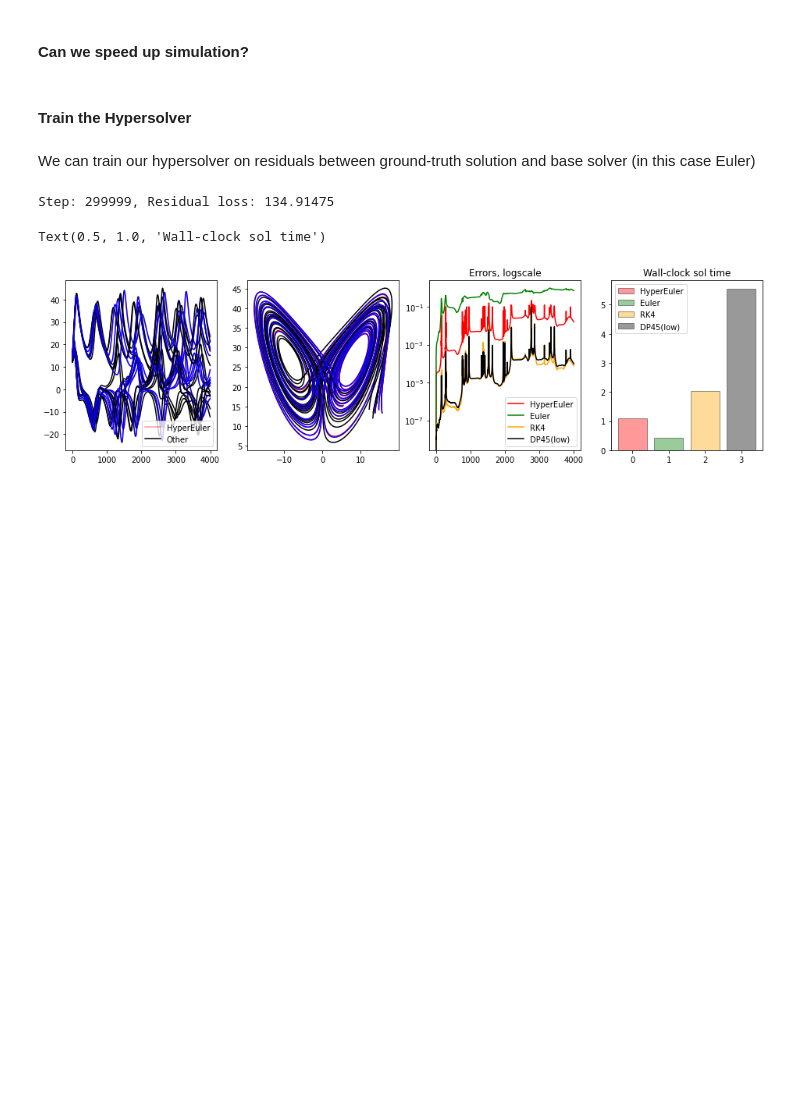
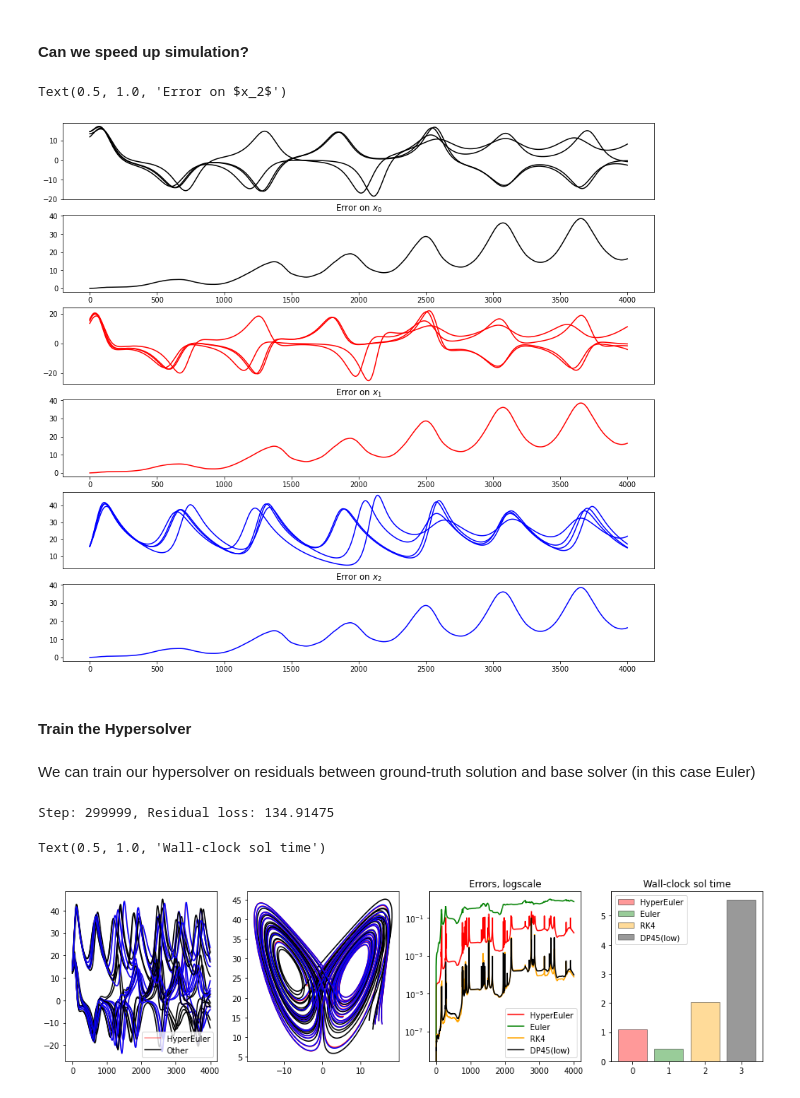
Before and after one commit to DiffEqML/torchdyn, a Jupyter notebook: tutorials/module2-numerics/m2a_hypersolver_odeint.ipynb, the cells around one changed output. Drawn from its saved outputs; the diff is of its cells as text; code cells hidden in the pictures; blank space fills up the shorter version.

Commit message:
fixed hypersolver tut

```diff
--- a/tutorials/module2-numerics/m2a_hypersolver_odeint.ipynb
+++ b/tutorials/module2-numerics/m2a_hypersolver_odeint.ipynb
@@ -55,21 +55,24 @@ class VanillaHyperNet(nn.Module):
 # %%
 net = nn.Sequential(nn.Linear(3, 64), nn.Softplus(), nn.Linear(64, 64), nn.Softplus(), nn.Linear(64, 3))
 hypersolver = HyperEuler(VanillaHyperNet(net))
-t_eval, sol = odeint(sys, x0, t_span, solver=hypersolver, atol=1e-5, rtol=1e-5)
+t_eval, sol = odeint(sys, x0, t_span, solver=hypersolver)
 sol = sol.detach()
 # %%
 fig = plt.figure(figsize=(15, 14))
 axs = fig.subplots(6,1)
 axs[0].plot(sol[:,:4,0], c='black'); axs[2].plot(sol[:,:4,1], c='r'); axs[4].plot(sol[:,:4,2], c='b');
 axs[0].set_xticks([]); axs[2].set_xticks([]); axs[4].set_xticks([])
 # The error accumulates as Euler (base solver of HyperEuler) does not converge here.
 # Here we plot the errors (mean across batches of initial conditions)
-axs[1].plot((sol-sol_gt)[:,:4,0].abs().mean(1), c='black')
+axs[1].plot((sol-sol_gt).abs().mean(1).sum(1), c='black')
 axs[1].set_title('Error on $x_0$')
-axs[3].plot((sol-sol_gt)[:,:4,0].abs().mean(1), c='r')
+axs[3].plot((sol-sol_gt).abs().mean(1).sum(1), c='r')
 axs[3].set_title('Error on $x_1$')
-axs[5].plot((sol-sol_gt)[:,:4,0].abs().mean(1), c='b');
+axs[5].plot((sol-sol_gt).abs().mean(1).sum(1), c='b');
 axs[5].set_title('Error on $x_2$')
+# %% [output]
+Text(0.5, 1.0, 'Error on $x_2$')
+[figure, added]
 # %% [markdown]
 #### Train the Hypersolver
 # %% [markdown]
```
Also changed, not shown: parts of 1 cell of this notebook.
